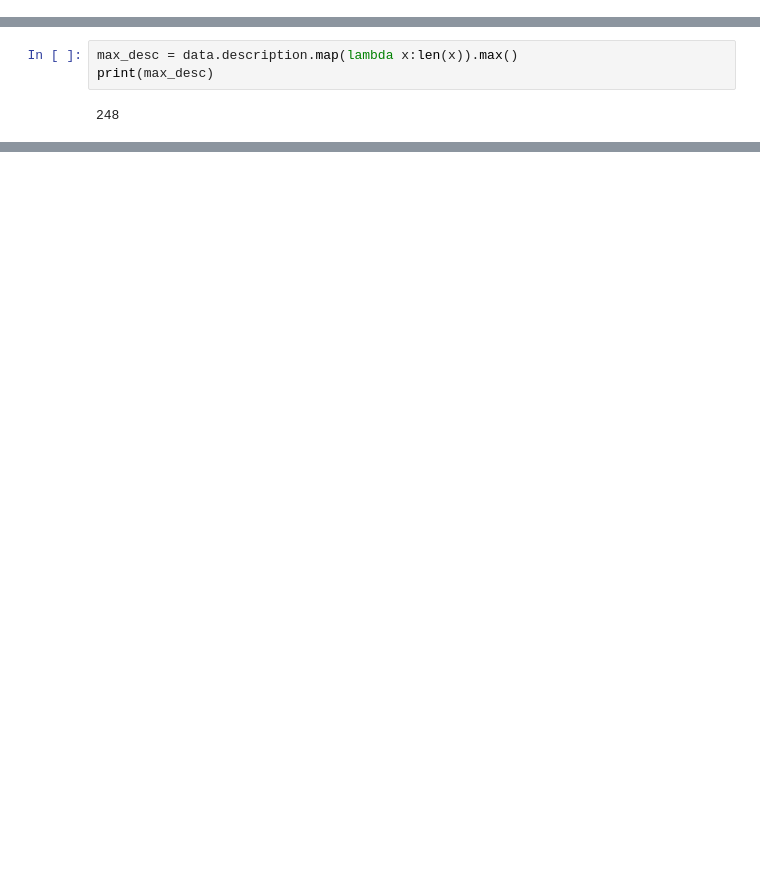
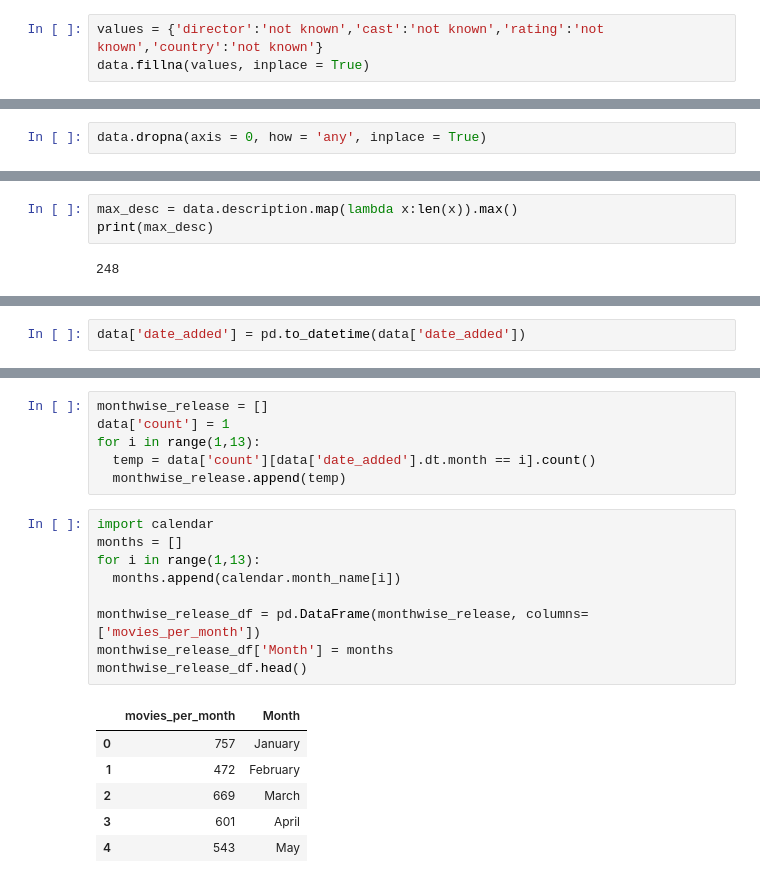
Before and after one commit to vardhanselvaraj/Netflix_EDA, a Jupyter notebook: Netflix_EDA.ipynb, the cells around one changed output, grey strips where cells are left out. Drawn from its saved outputs; the diff is of its cells as text; blank space fills up the shorter version.

```diff
--- a/Netflix_EDA.ipynb
+++ b/Netflix_EDA.ipynb
@@ -63,3 +63,6 @@ dtype: int64
 data.shape
 # %% [output]
 (7787, 12)
+# %%
+values = {'director':'not known','cast':'not known','rating':'not known','country':'not known'}
+data.fillna(values, inplace = True)
@@ -65,0 +85,2 @@ data.shape
+# %%
+data.dropna(axis = 0, how = 'any', inplace = True)
@@ -124,0 +148,2 @@ NameError: ignored
+# %%
+data['date_added'] = pd.to_datetime(data['date_added'])
@@ -124,0 +172,22 @@ NameError: ignored
+# %%
+monthwise_release = []
+data['count'] = 1
+for i in range(1,13):
+  temp = data['count'][data['date_added'].dt.month == i].count()
+  monthwise_release.append(temp)
+# %%
+import calendar
+months = []
+for i in range(1,13):
+  months.append(calendar.month_name[i])
+
+monthwise_release_df = pd.DataFrame(monthwise_release, columns=['movies_per_month'])
+monthwise_release_df['Month'] = months
+monthwise_release_df.head()
+# %% [output]
+|  | movies_per_month | Month |
+| 0 | 757 | January |
+| 1 | 472 | February |
+| 2 | 669 | March |
+| 3 | 601 | April |
+| 4 | 543 | May |
```
Also changed, not shown: parts of 15 cells of this notebook.
